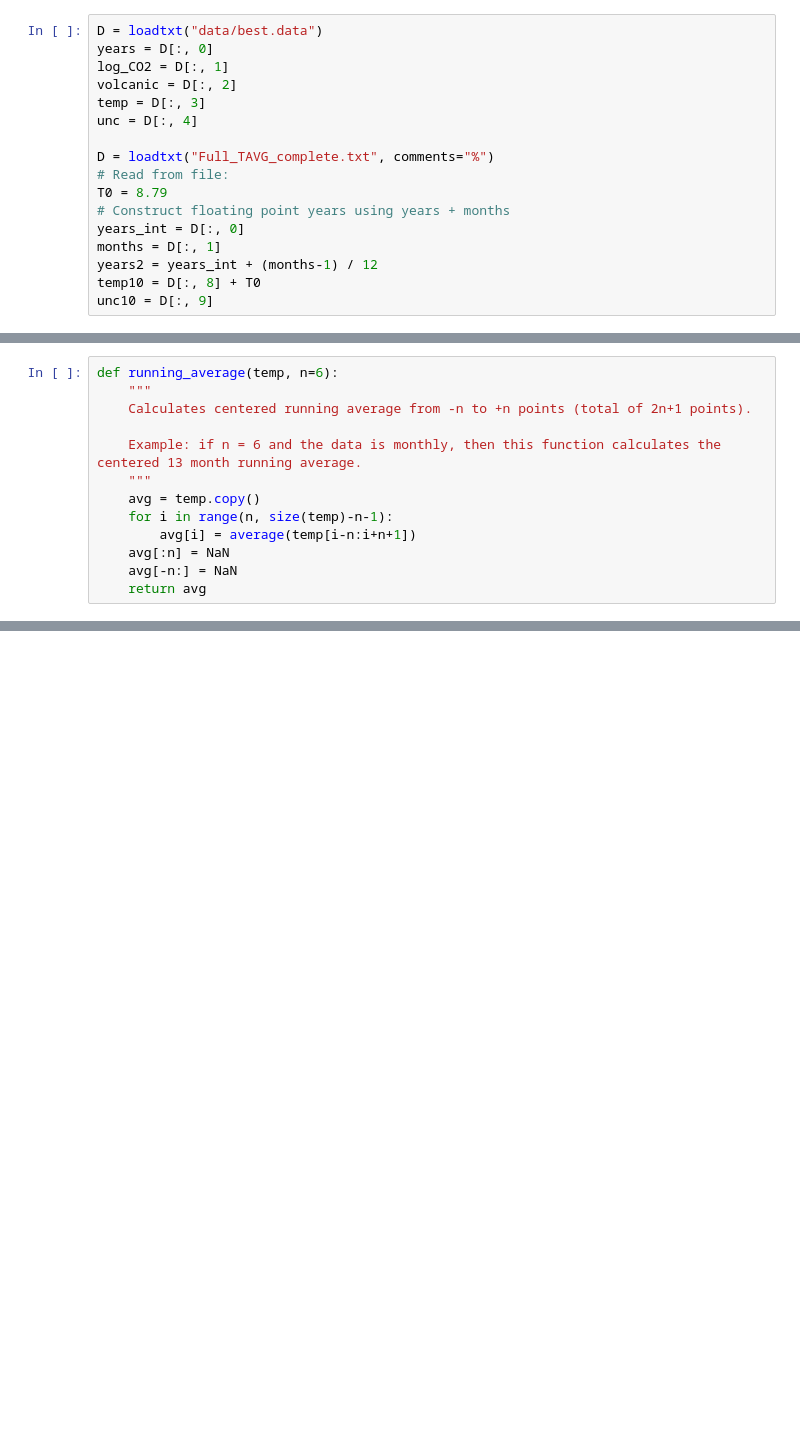
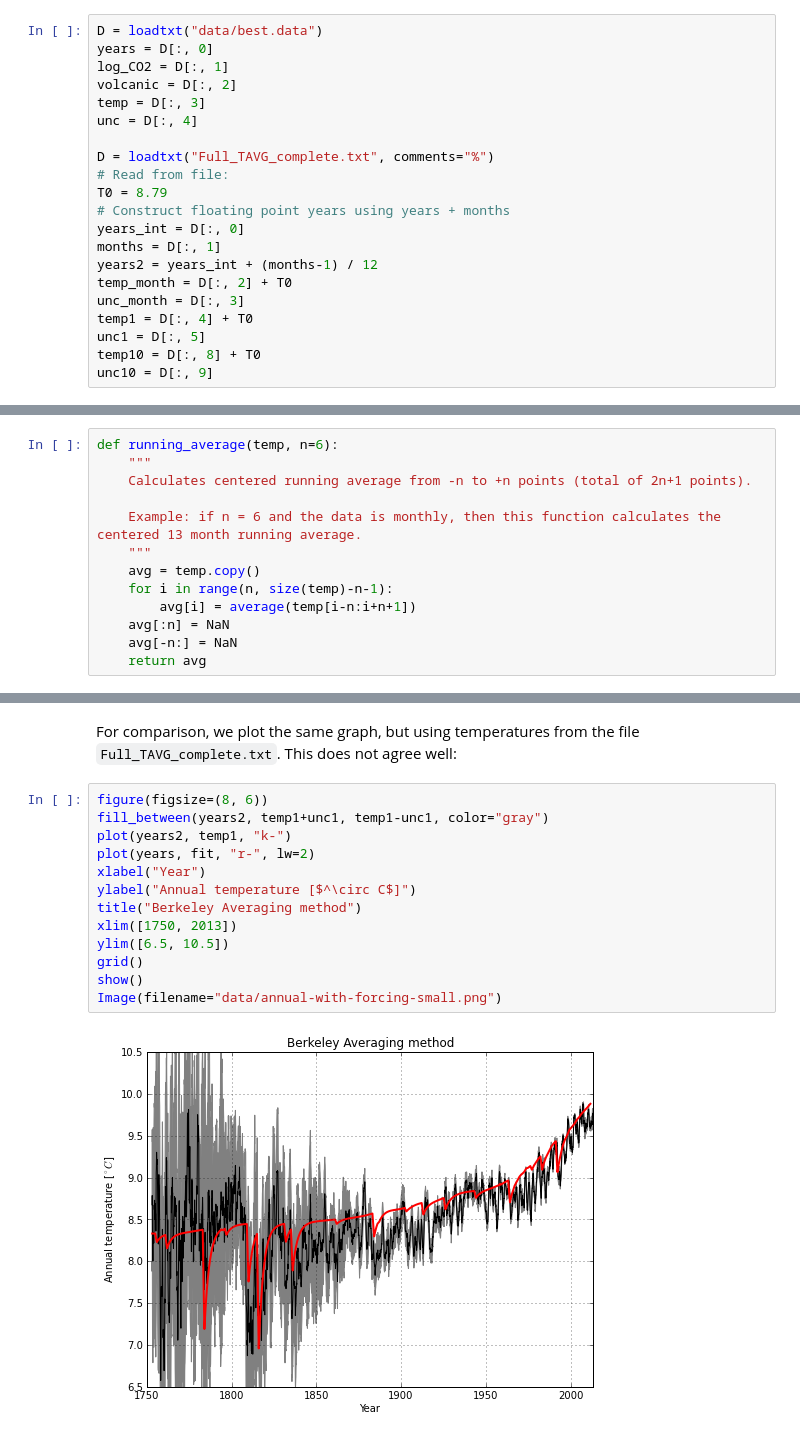
Before and after one commit to certik/climate, a Jupyter notebook: Berkeley fit.ipynb, the cells around one changed output, grey strips where cells are left out. Cells and saved outputs as stored; diff of their text form; blank space fills up the shorter version.

```diff
--- a/Berkeley fit.ipynb
+++ b/Berkeley fit.ipynb
@@ -24,5 +24,9 @@ T0 = 8.79
 years_int = D[:, 0]
 months = D[:, 1]
 years2 = years_int + (months-1) / 12
+temp_month = D[:, 2] + T0
+unc_month = D[:, 3]
+temp1 = D[:, 4] + T0
+unc1 = D[:, 5]
 temp10 = D[:, 8] + T0
 unc10 = D[:, 9]
@@ -41,0 +71,17 @@ def running_average(temp, n=6):
+# %% [markdown]
+For comparison, we plot the same graph, but using temperatures from the file `Full_TAVG_complete.txt`. This does not agree well:
+# %%
+figure(figsize=(8, 6))
+fill_between(years2, temp1+unc1, temp1-unc1, color="gray")
+plot(years2, temp1, "k-")
+plot(years, fit, "r-", lw=2)
+xlabel("Year")
+ylabel("Annual temperature [$^\circ C$]")
+title("Berkeley Averaging method")
+xlim([1750, 2013])
+ylim([6.5, 10.5])
+grid()
+show()
+Image(filename="data/annual-with-forcing-small.png")
+# %% [output]
+[figure, added]
```
Also changed, not shown: parts of 14 cells of this notebook.
